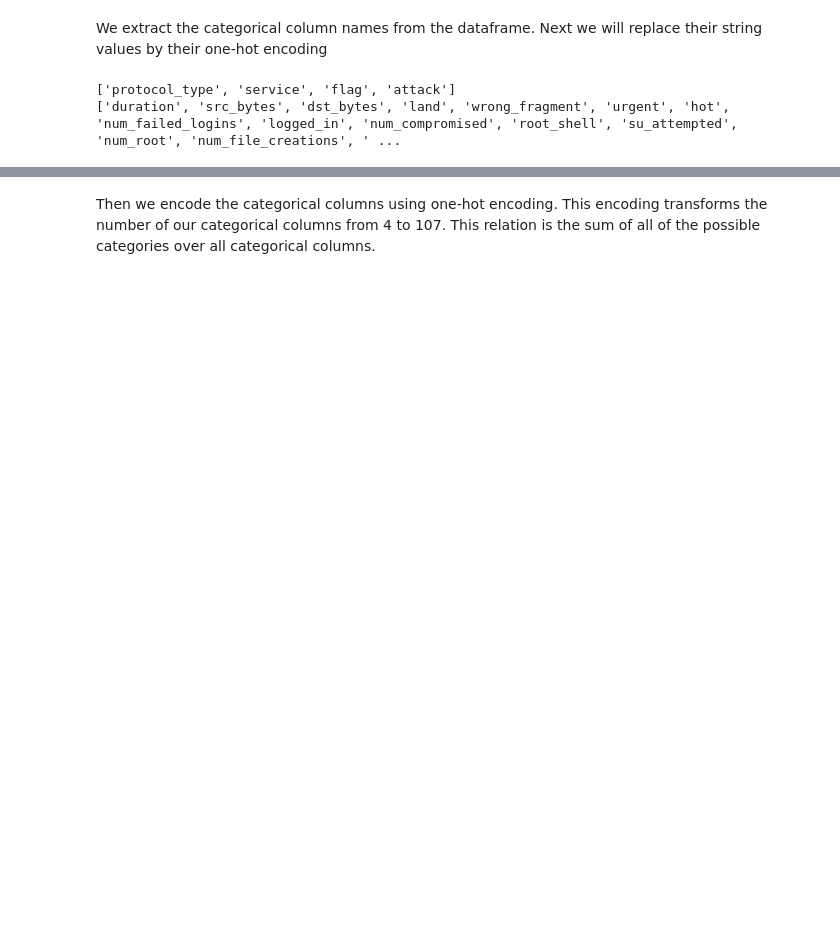
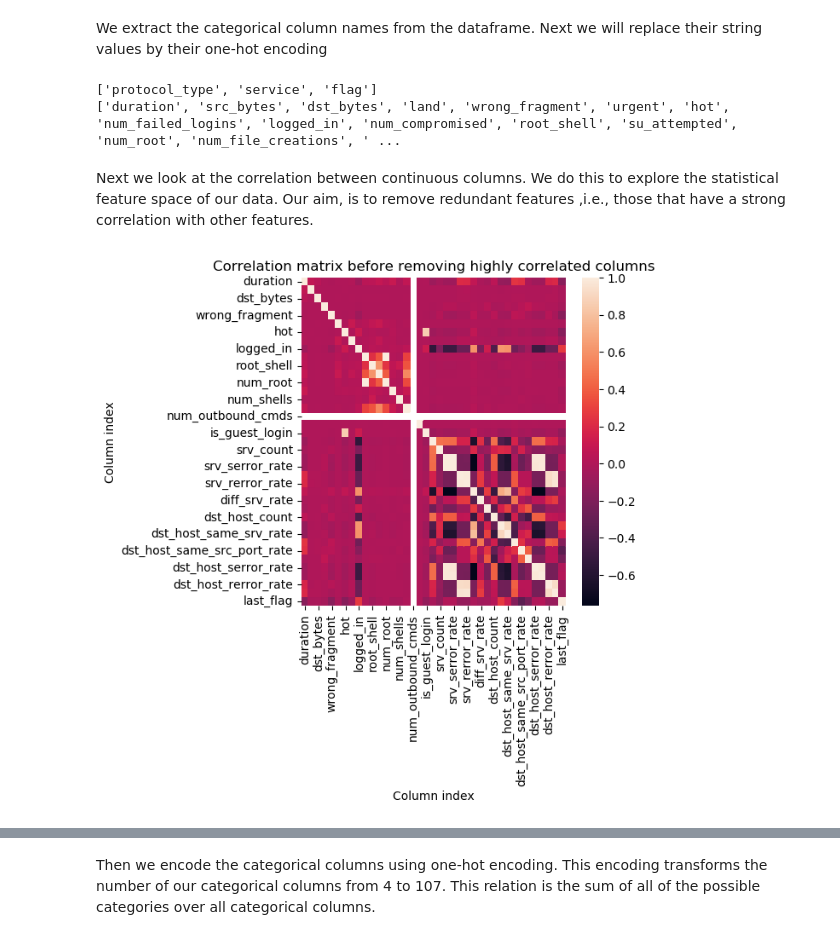
Before and after one commit to smidmatej/ML_project, a Jupyter notebook: main.ipynb, the cells around one changed output, grey strips where cells are left out. Drawn from its saved outputs; the diff is of its cells as text; code cells hidden in the pictures; blank space fills up the shorter version.

```diff
--- a/main.ipynb
+++ b/main.ipynb
@@ -23,0 +47,3 @@ df.head()
+# %%
+column_name=df.columns
+print (column_name)
@@ -49,0 +100,4 @@ assert counts[0] == df.shape[1], 'There are duplicate columns in the dataset'
+# %%
+# drop_duplicates () : this function return DataFrame with duplicate rows removed.
+df = df.drop_duplicates(subset = column_name[:-1] , keep ='first' , inplace = False)
+df.shape
@@ -51,7 +126,6 @@ assert counts[0] == df.shape[1], 'There are duplicate columns in the dataset'
 We extract the categorical column names from the dataframe. Next we will replace their string values by their one-hot encoding
 # %%
 categorical_columns = [df.columns[i] for i in range(len(df.columns)) if type(df[df.columns[i]][0]) == str]
-print(categorical_columns)
 
 # Remove categorical columns from the rest
 continuous_columns = df.columns.tolist()
@@ -59,7 +133,21 @@ for category in categorical_columns:
     continuous_columns.remove(category)
 
 
+categorical_columns.remove('attack')
+print(categorical_columns)
 print(continuous_columns)
 # %% [output]
-['protocol_type', 'service', 'flag', 'attack']
+['protocol_type', 'service', 'flag']
 ['duration', 'src_bytes', 'dst_bytes', 'land', 'wrong_fragment', 'urgent', 'hot', 'num_failed_logins', 'logged_in', 'num_compromised', 'root_shell', 'su_attempted', 'num_root', 'num_file_creations', ' ...
+# %% [markdown]
+Next we look at the correlation between continuous columns. We do this to explore the statistical feature space of our data. Our aim, is to remove redundant features ,i.e., those that have a strong correlation with other features.
+# %%
+continuous_columns_corr = df[continuous_columns].corr()
+plt.figure(figsize=(5,5), dpi=100)
+sns.heatmap(continuous_columns_corr)
+plt.title("Correlation matrix before removing highly correlated columns")
+plt.xlabel("Column index")
+plt.ylabel("Column index")
+plt.show()
+# %% [output]
+[figure, added]
```
Also changed, not shown: parts of 67 cells of this notebook, 1 other file.
